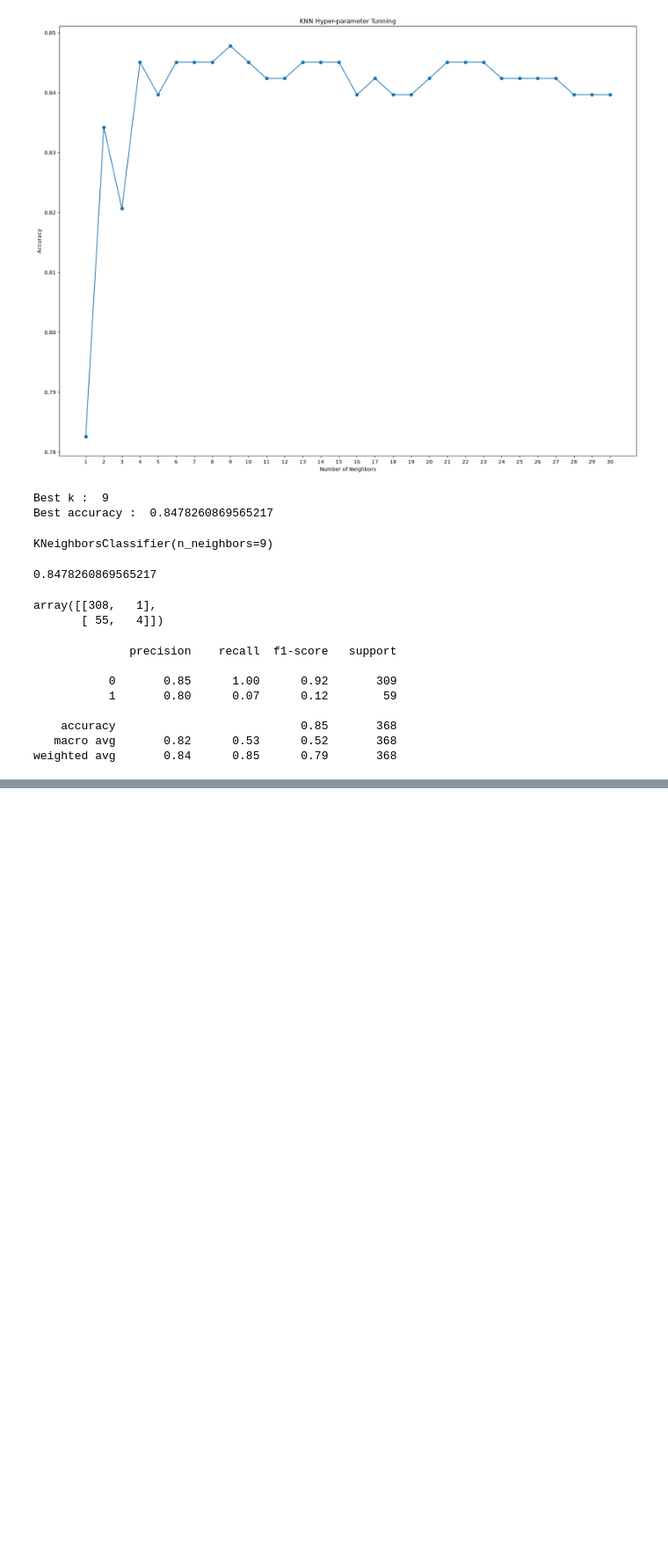
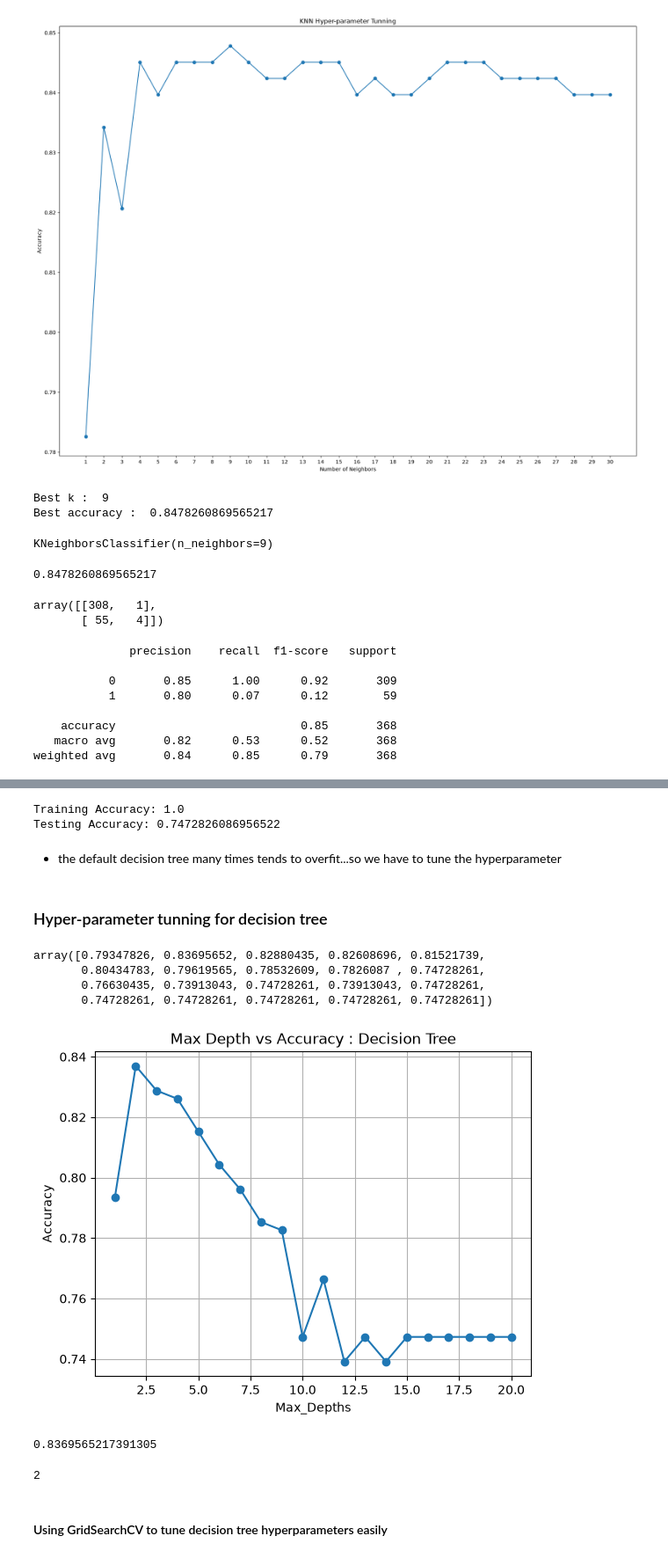
Before and after one commit to itsGoutam45/Employee-Attrition-Prediction, a Jupyter notebook: notebooks/03_Model_Training.ipynb, the cells around one changed output, grey strips where cells are left out. Shown at 88% size. Saved outputs shown, nothing was run; the diff lists cells and outputs as text; code cells hidden in the pictures; blank space fills up the shorter version.

Commit message:
Implemented Decision Tree, GridSearchCV and evaluation pipeline

```diff
--- a/notebooks/03_Model_Training.ipynb
+++ b/notebooks/03_Model_Training.ipynb
@@ -200,0 +271,4 @@ results
+# %%
+dt = DecisionTreeClassifier(random_state=0)
+# %%
+dt.fit(x_train_scaled, y_train)
@@ -200,0 +277,2 @@ results
+# %%
+y_pred_dt, dt_accuracy, dt_precision, dt_recall, dt_f1 = evaluate_model(x_test_scaled,y_test,dt,"DecisionTree")
@@ -200,0 +296,49 @@ results
+# %%
+print("Training Accuracy:", dt.score(x_train_scaled, y_train))
+print("Testing Accuracy:", dt.score(x_test_scaled, y_test))
+# %% [output]
+Training Accuracy: 1.0
+Testing Accuracy: 0.7472826086956522
+# %% [markdown]
+- the default decision tree many times tends to overfit...so we have to tune the hyperparameter
+# %% [markdown]
+### Hyper-parameter tunning for decision tree
+# %%
+depths = []
+accuracies_dt = []
+for depth in range(1,21):
+    dt = DecisionTreeClassifier(max_depth=depth, random_state=0)
+    dt.fit(x_train_scaled, y_train)
+    y_pred_dt = dt.predict(x_test_scaled)
+    accuracy = accuracy_score(y_test,y_pred_dt)
+    depths.append(depth)
+    accuracies_dt.append(accuracy)
+# %%
+np.array(accuracies_dt)
+# %% [output]
+array([0.79347826, 0.83695652, 0.82880435, 0.82608696, 0.81521739,
+       0.80434783, 0.79619565, 0.78532609, 0.7826087 , 0.74728261,
+       0.76630435, 0.73913043, 0.74728261, 0.73913043, 0.74728261,
+       0.74728261, 0.74728261, 0.74728261, 0.74728261, 0.74728261])
+# %%
+plt.plot(depths, accuracies_dt, marker='o')
+plt.title("Max Depth vs Accuracy : Decision Tree")
+plt.xlabel("Max_Depths")
+plt.ylabel("Accuracy")
+
+plt.grid(True)
+plt.show()
+# %% [output]
+[figure, added]
+# %%
+max_accuracy_knn = max(accuracies_dt)
+max_accuracy_knn
+# %% [output]
+0.8369565217391305
+# %%
+max_depth_knn = depths[accuracies_dt.index(max_accuracy_knn)]
+max_depth_knn
+# %% [output]
+2
+# %% [markdown]
+#### Using GridSearchCV to tune decision tree hyperparameters easily
```
Also changed, not shown: parts of 32 cells of this notebook, 1 other file.
